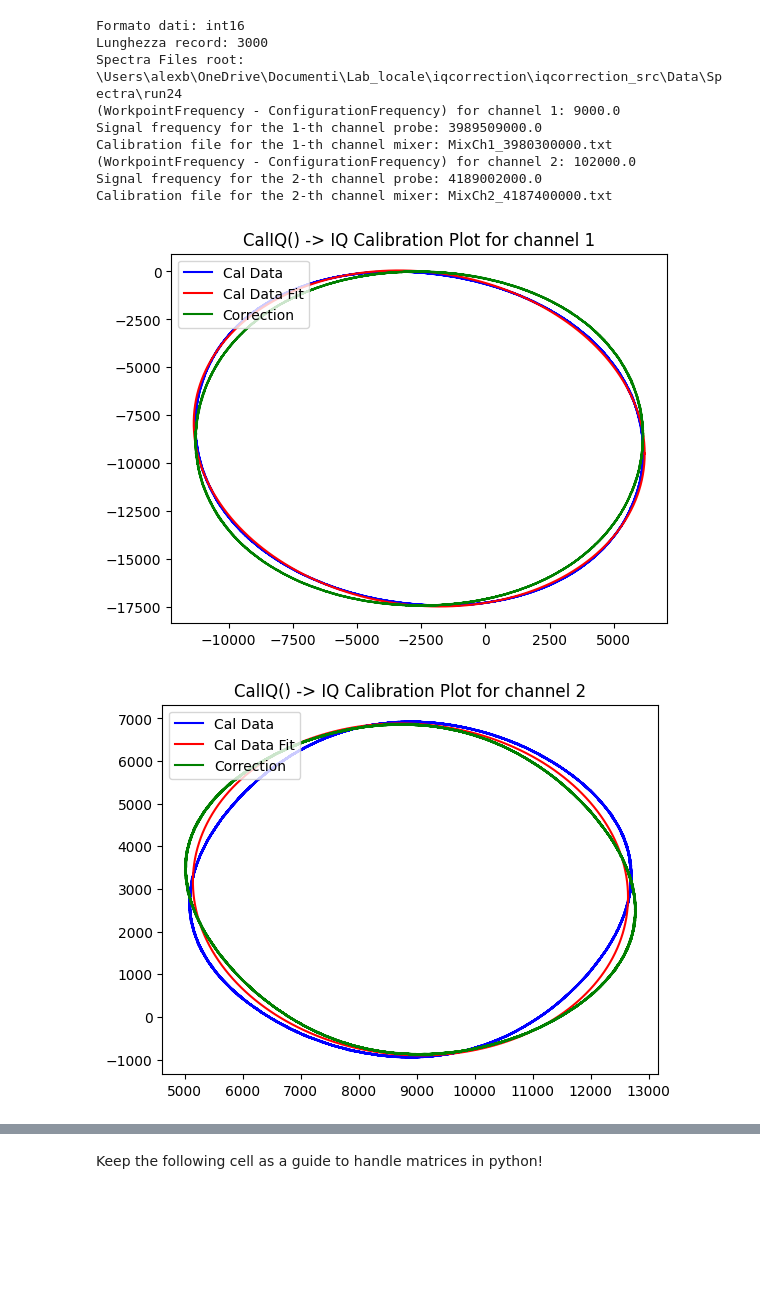
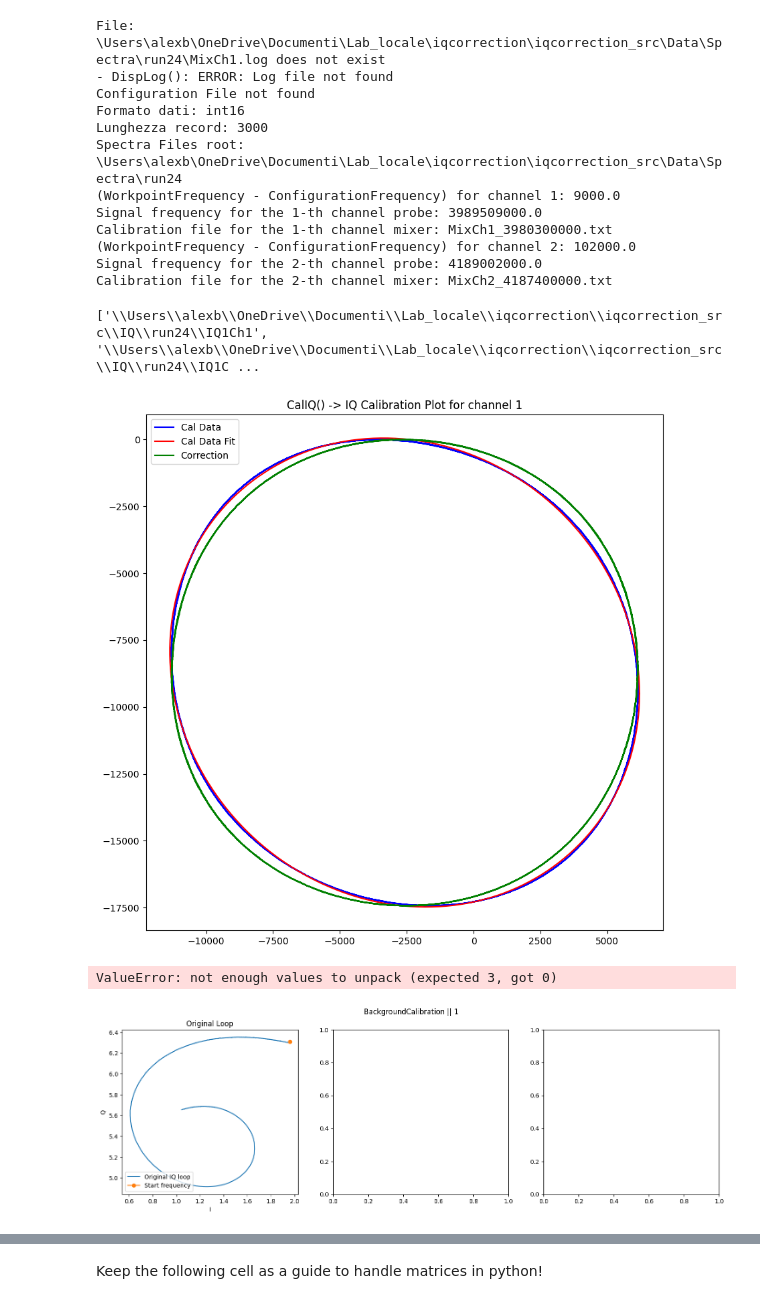
Before and after one commit to biqute/QTLab2223, a Jupyter notebook: SingleIRdetection/src/iqcorrection_src/test_convertdebug.ipynb, the cells around one changed output, grey strips where cells are left out. Cells and saved outputs as stored; diff of their text form; code cells hidden in the pictures; blank space fills up the shorter version.

```diff
--- a/SingleIRdetection/src/iqcorrection_src/test_convertdebug.ipynb
+++ b/SingleIRdetection/src/iqcorrection_src/test_convertdebug.ipynb
@@ -3,6 +3,7 @@ import numpy as np
 import sys
 import os
 from matplotlib import pyplot as plt
+import shutil
 
 #All the scripts we are going to use are defined in different .py files, in order to make them easier to manage.
 from loadconfiguration import LoadConfiguration
@@ -28,7 +29,7 @@ import globvar
 
 #spectra_path is the path to the Spectra Folder, which contains many file, among which there also is the spectra file
 spectra_path = '\\Users\\alexb\\OneDrive\\Documenti\\Lab_locale\\iqcorrection\\iqcorrection_src\\Data\\Spectra'
-run_num = 34
+run_num = 24
 datatype = 'spectra'
 meas_num = 1
 save_path = '\\Users\\alexb\\OneDrive\\Documenti\\Lab_locale\\iqcorrection\\iqcorrection_src\\Save'
@@ -39,15 +40,25 @@ mode = 0
 ifplot = 0
 
 config = LoadConfiguration(spectra_path + "\\run" + str(run_num) + '\\run' + str(run_num) + '_' + datatype + str(meas_num) + '.log')
+configiq = LoadConfiguration(spectra_path + "\\run" + str(run_num) + '\\' + 'MixCh1.log')
 
 #We modify recordlength and adcconv globally...
 globvar.recordlength = int(config[2][1])
-npoints = globvar.recordlength
+recordlength = globvar.recordlength
 globvar.adcconv = float(config[0][1])
 samprate = float(config[1][1])
 attenuations = [float(config[14][1]) + float(config[15][1])]
 dataformat = globvar.dataformat
 globvar.nchan = nch
+
+#globvar.iqlength = int(configiq[2][1])
+#iqlength = globvar.iqlength
+#globvar.adcconv = float(configiq[0][1])
+#samprate = float(configiq[1][1])
+#attenuations = [float(config[14][1]) + float(config[15][1])]
+#dataformat = globvar.dataformat
+#globvar.nchan = nch
+
 
 #...then we store them in a local variable.
 recordlength = int(globvar.recordlength)
@@ -58,7 +69,7 @@ print('Formato dati: ' + str(globvar.dataformat))
 print('Lunghezza record: ' + str(globvar.recordlength))
 
 #We want to create the check directory and the log file. We modify checkpath and logpath globally...
-globvar.checkpath = save_path + '\\check_meas' + datatype + str(meas_num)
+globvar.checkpath = save_path + '\\check_meas_' + datatype + str(meas_num)
 globvar.logpath = save_path + '\\run' + str(run_num) + '\\' + datatype + str(meas_num) +'.log'
 
 #...then we store them in a local variable. Their content should not be modified later, and the other script
@@ -67,6 +78,10 @@ logpath = globvar.logpath
 checkpath = globvar.checkpath
 
 #Create directories in which store correction results and logs
+
+if os.path.exists(save_path):
+    shutil.rmtree(save_path)
+
 os.mkdir(save_path)
 os.mkdir(save_path + '\\run' + str(run_num))
 log = open(logpath, 'a')
@@ -77,7 +92,7 @@ os.mkdir(checkpath)
 #For an example, see the folder for run34: we have the same kind of data for both MixCh0 and MixCh1.
 iqfileheader_ch = []
 for ii in range(nch):
-    iqfileheader_ch.append(iqpath + str(iqheader[ii]) + '_')
+    iqfileheader_ch.append(iqpath + str(iqheader[ii]))
 
 spectra_path_run = spectra_path + '\\run' + str(run_num)
 print('Spectra Files root: ' + spectra_path_run)
@@ -108,6 +123,9 @@ for ii in range (nch):
 
 LogConversion(fmeas, run_num, meas_num, spectra_path, iqpath, iqheader, cal_mix_file, mode, nch, recordlength)
 # %% [output]
+File: \Users\alexb\OneDrive\Documenti\Lab_locale\iqcorrection\iqcorrection_src\Data\Spectra\run24\MixCh1.log does not exist
+- DispLog(): ERROR: Log file not found
+Configuration File not found
 Formato dati: int16
 Lunghezza record: 3000
 Spectra Files root: \Users\alexb\OneDrive\Documenti\Lab_locale\iqcorrection\iqcorrection_src\Data\Spectra\run24
@@ -133,39 +151,49 @@ amin = np.zeros(nch)
 bufamp = []
 buffreq = []
 bufpulse = []
 
-f = np.zeros([npoints, nch])
-s21xch = np.zeros([npoints, nch])
-s21ych = np.zeros([npoints, nch])
+f = np.zeros([recordlength, nch])
+s21xch = np.zeros([recordlength, nch])
+s21ych = np.zeros([recordlength, nch])
+
+print(iqfileheader_ch)
 
 for ii in range(nch):
     # mixercalfile_ch will contain, at the end of the loop, the paths to the different calibration files, one for each channel
     mixercalfile_ch.append(spectra_path + '\\run' + str(run_num) + '\\' + cal_mix_file[ii])
 
     #--------- Begin the IQ loop calibration --------#
 
     # First we characterize the loop, i.e. we find the parameters that best describe our non - ideal IQ mixer
     # Fit the mixer calibration data file and find the coefficients used for the correction
 
     # Note that for every entry of mixercalfile_ch we have a calibration file, which contains data relative to two different channels. We open the correct calibration file,
     # then we select the correct set of data by choosing the right channel in it!
     mixer.append(Cal_IQ(mixercalfile_ch[ii], 2*ii, 2*ii + 1, ifplot))
 
     #Fit the background and return the fixed IQ loop
-    [back, xchs, ychs, tempf, qvalues[0, ii], qvalues[1, ii], qvalues[2, ii], qvalues[3, ii]] = BackgroundCalibration(iqfileheader_ch[ii], mixer[ii], fmeas[ii], ifplot) #TO MODIFY!!!!
+    [back, xchs, ychs, tempf, qvalues[0, ii], qvalues[1, ii], qvalues[2, ii], qvalues[3, ii]] = BackgroundCalibration(iqfileheader_ch[ii], mixer[ii], fmeas[ii], ifplot)
     background.append(back)
+
+    if len(xchs) != len(s21xch):
+        s21xch = np.zeros([len(xchs), nch])
+        s21ych = np.zeros([len(ychs), nch])
+        f = np.zeros([len(xchs), nch])
+
     s21xch[:, ii] = xchs
     s21ych[:, ii] = ychs
     f[:, ii] = tempf
 
     #Read and convert the pulse data files
     fmax[ii] = -1000000
     fmin[ii] = 1000000
     amax[ii] = -1000000
     amin[ii] = 1000000
 # %% [output]
+['\\Users\\alexb\\OneDrive\\Documenti\\Lab_locale\\iqcorrection\\iqcorrection_src\\IQ\\run24\\IQ1Ch1', '\\Users\\alexb\\OneDrive\\Documenti\\Lab_locale\\iqcorrection\\iqcorrection_src\\IQ\\run24\\IQ1C ...
-[figure, old version]
+[figure, new version]
+ValueError: not enough values to unpack (expected 3, got 0)
-[figure, old version]
+[figure, new version]
 # %%
 DispLog(' - Main(): Written Files')
 
```
Also changed, not shown: parts of 11 cells of this notebook, 7 other files.
